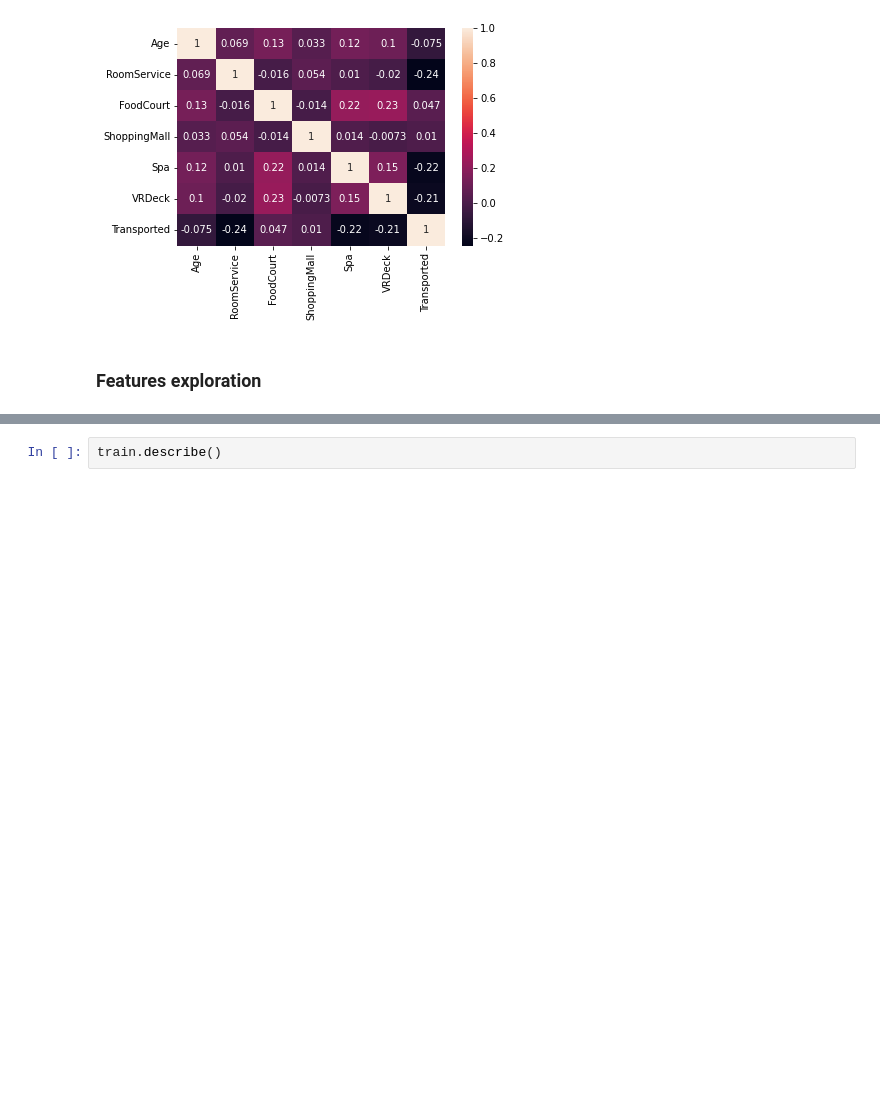
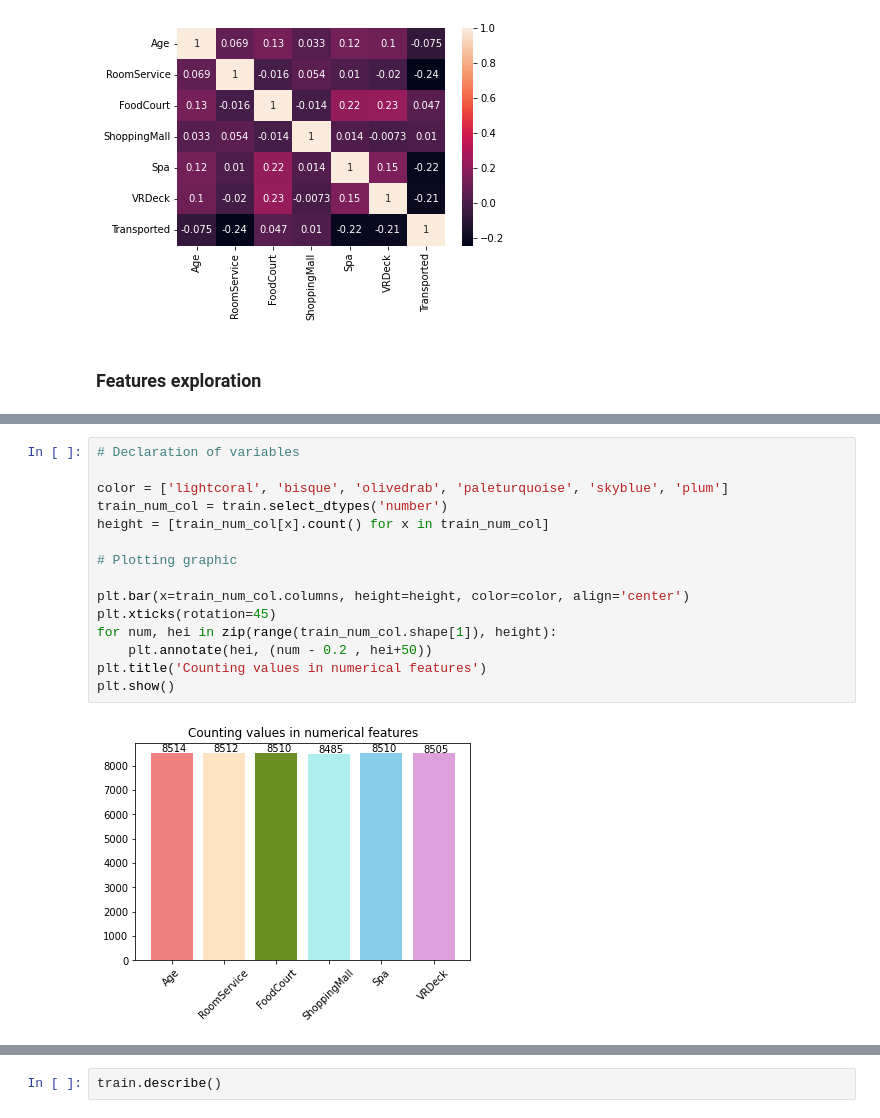
Before and after one commit to Steven-Maurice/projet_8_kaggle, a Jupyter notebook: spaceship-titanic.ipynb, the cells around one changed output, grey strips where cells are left out. Cells and saved outputs as stored; diff of their text form; blank space fills up the shorter version.

Commit message:
Kaggle Notebook | spaceship-titanic improved | Variable name fix

```diff
--- a/spaceship-titanic.ipynb
+++ b/spaceship-titanic.ipynb
@@ -135,0 +105,17 @@ for col in train.describe().T:
+# %%
+# Declaration of variables
+
+color = ['lightcoral', 'bisque', 'olivedrab', 'paleturquoise', 'skyblue', 'plum']
+train_num_col = train.select_dtypes('number')
+height = [train_num_col[x].count() for x in train_num_col]
+
+# Plotting graphic
+
+plt.bar(x=train_num_col.columns, height=height, color=color, align='center')
+plt.xticks(rotation=45)
+for num, hei in zip(range(train_num_col.shape[1]), height):
+    plt.annotate(hei, (num - 0.2 , hei+50))
+plt.title('Counting values in numerical features')
+plt.show()
+# %% [output]
+[figure, added]
```
Also changed, not shown: parts of 31 cells of this notebook.
